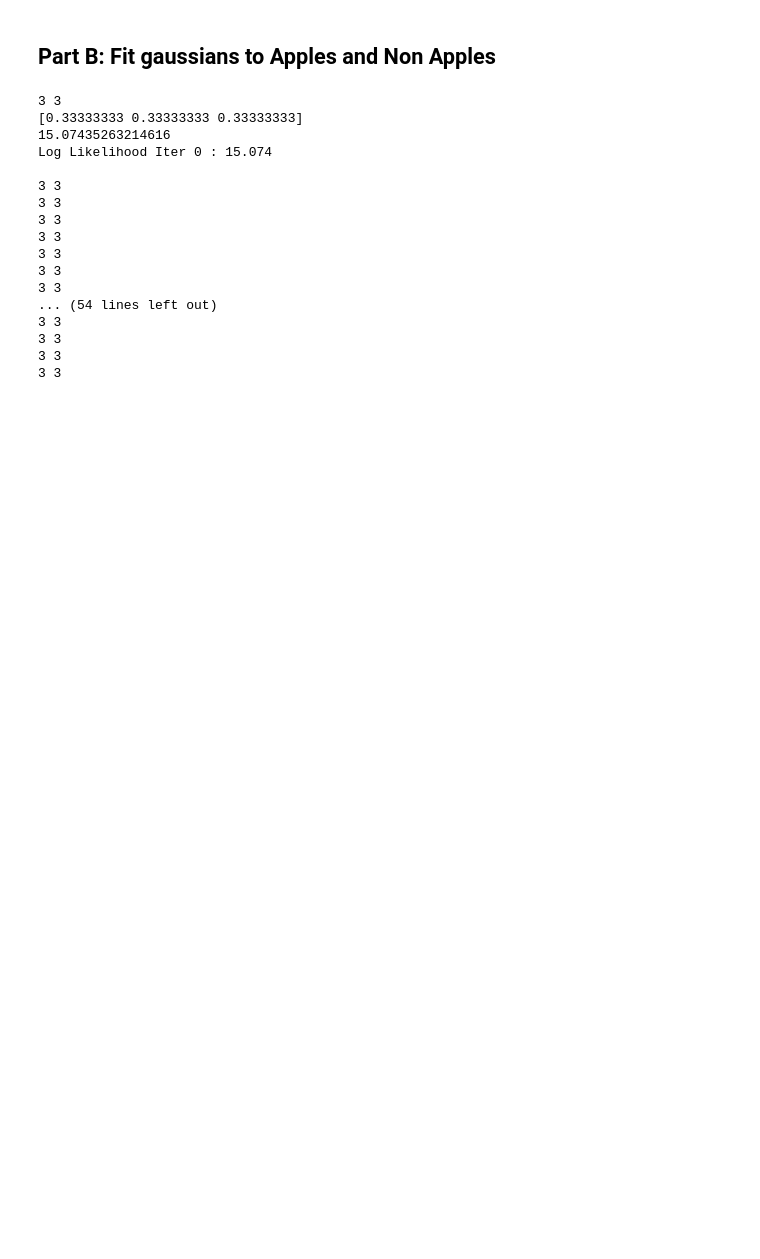
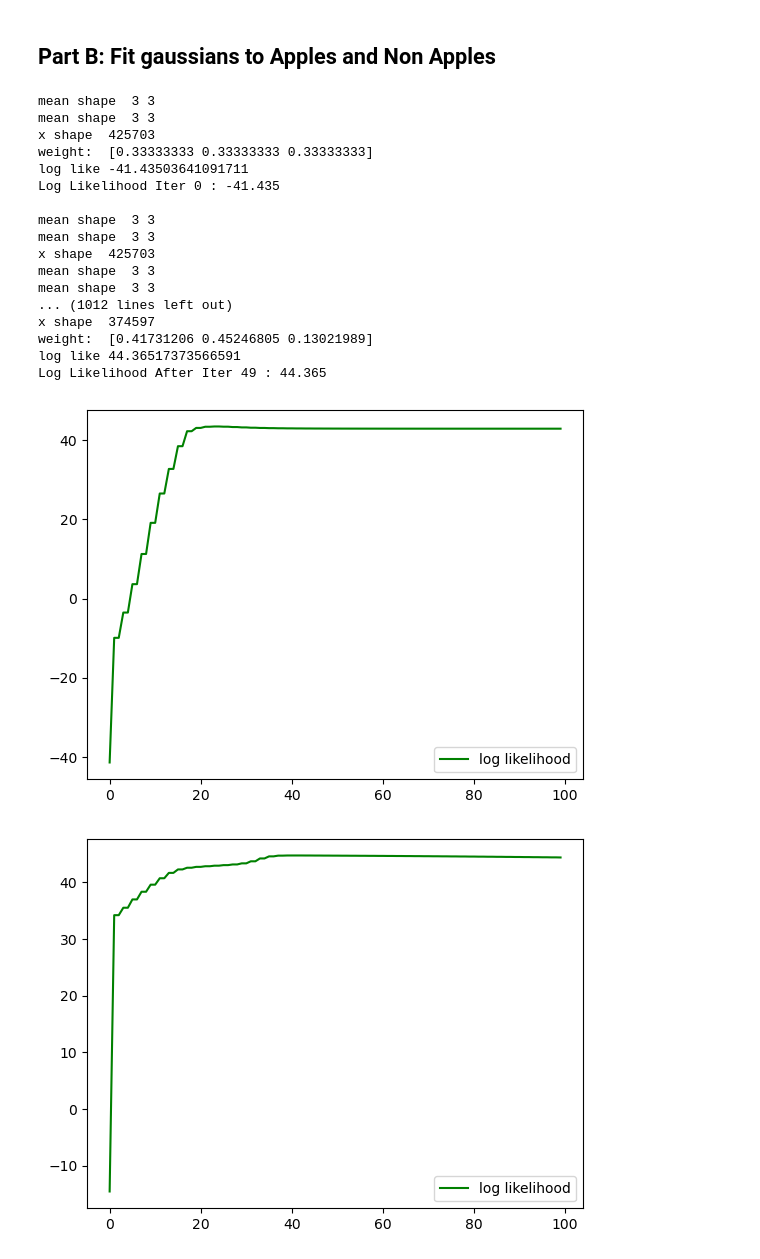
Before and after one commit to marcali/02_PracticalMixGauss, a Jupyter notebook: practicalMixGauss_Apples.ipynb, the cells around one changed output. Drawn from its saved outputs; the diff is of its cells as text; code cells hidden in the pictures; blank space fills up the shorter version.

Commit message:
addeed apples training model that works!

```diff
--- a/practicalMixGauss_Apples.ipynb
+++ b/practicalMixGauss_Apples.ipynb
@@ -38,6 +38,7 @@ for i in range(len(training_colour_images)):
 # %% [markdown]
 ## Part A: Convert images and masks to RBG
 # %%
+
 def getRBGValues(image):
     return np.array([image[:,:,0].flatten(), image[:,:,1].flatten(), image[:,:,2].flatten()])
 
@@ -48,9 +49,9 @@ def getRBGValuesApplesAndNonApples(training_colour_images, training_mask_images)
     RBGApples = []
     RBGNonApples = []
     for i in range(len(training_colour_images)):
-
+        print(training_colour_images[i].shape)
         #convert to RBG,flatten and convert to float32
-        training_colour_images_values = np.float32(np.array(getRBGValues(training_colour_images[i]).T))
+        training_colour_images_values = np.array(getRBGValues(training_colour_images[i]).T)
         assert training_colour_images_values.shape == (training_colour_images[i].shape[0]*training_colour_images[i].shape[1], 3)
         #convert to binary mask and flatten
         training_mask_binary_values = np.array(getMaskValues((training_mask_images[i] > 0.5).astype(int)).T)
@@ -60,9 +61,10 @@ def getRBGValuesApplesAndNonApples(training_colour_images, training_mask_images)
         RBGApples.extend((training_colour_images_values[training_mask_binary_values.flatten()==1] ))
         RBGNonApples.extend((training_colour_images_values[training_mask_binary_values.flatten()==0] ))
 
-    return np.array(RBGApples).T, np.array(RBGNonApples).T
+    return np.float32(np.array(RBGApples)).T, np.float32(np.array(RBGNonApples)).T
 
 
 RBGApples, RBGNonApples = getRBGValuesApplesAndNonApples(training_colour_images, training_mask_images)
+print(RBGApples.shape)
 assert np.all((RBGApples >= 0) & (RBGApples <= 1)), "Array values are not in the range [0, 1]"
 assert np.all((RBGNonApples >= 0) & (RBGNonApples <= 1)), "Array values are not in the range [0, 1]"
@@ -84,14 +91,17 @@ def getGaussProb(x,mean,cov):
     distribution defined by mean and var.
     """
     d, k = mean.shape
-    print(d, k)
-    _, n = x.shape
+    print('mean shape ',d, k)
+    print('mean shape ',d, k)
+    n = x.shape[1]
+    print('x shape ', n)
 
     probabilities = np.zeros((k, n))
     for i in range(k):
         x_mean = x - mean[:,i, np.newaxis]
-        decomposition = ((x_mean.T@ np.linalg.inv(cov[:,:,i])) * x_mean.T).sum(axis=1)
-        probabilities[i,:] = np.exp(-0.5 * decomposition)/ (((2 * np.pi)**(d/2)) * np.linalg.det(cov[:,:,i])**0.5)
+        #using pinv to avoid singular matrix error
+        decomposition_sum = ((x_mean.T@ np.linalg.pinv(cov[:,:,i])) * x_mean.T).sum(axis=1)
+        probabilities[i,:] = np.exp(-0.5 * decomposition_sum)/ (((2 * np.pi)**(d/2)) * np.linalg.det(cov[:,:,i])**0.5)
 
     return probabilities
 # %%
@@ -154,7 +164,9 @@ def fitMixGauss(data, k):
     logLike = getMixGaussLogLike(data, mixGaussEst)
     print('Log Likelihood Iter 0 : {:4.3f}\n'.format(logLike))
 
-    nIter = 30;
+
+    nIter = 50;
+    logLikeVec = np.zeros(shape=(2 * nIter))
 
     for cIter in range(nIter):
 
@@ -168,6 +180,8 @@ def fitMixGauss(data, k):
         l_ik = curWeight[:, np.newaxis]*getGaussProb(data, curMean, curCov)
         postHidden = l_ik/np.sum(l_ik, axis=0)
 
+        logLikeVec[2 * cIter] = logLike
+
         # ===================== =====================
         # Maximization Step
         # ===================== =====================
@@ -180,28 +194,40 @@ def fitMixGauss(data, k):
             x_i_mu_k = data - mixGaussEst['mean'][:,cGauss][:, np.newaxis]
             mixGaussEst['cov'][:,:,cGauss] = (postHidden[cGauss,:]*x_i_mu_k)@x_i_mu_k.T/np.sum(postHidden[cGauss,:])
 
+        # calculate the log likelihood
+        logLike = getMixGaussLogLike(data, mixGaussEst)
+        print('Log Likelihood After Iter {} : {:4.3f}\n'.format(cIter, logLike))
+        logLikeVec[2 * cIter + 1] = logLike
+    #plotting the log likelihood
+    plt.figure()
+    plt.plot(logLikeVec, 'g',label='log likelihood')
+    plt.legend()
+
     return mixGaussEst
 # %%
+
 nGaussEstApples = 3
 nGaussEstNonApples = 3
 
 mixGaussEstApples = fitMixGauss(RBGApples,nGaussEstApples);
-mixGaussEstApples = fitMixGauss(RBGNonApples,nGaussEstNonApples);
+mixGaussEstNonApples = fitMixGauss(RBGNonApples,nGaussEstNonApples);
 # %% [output]
-3 3
-[0.33333333 0.33333333 0.33333333]
-15.07435263214616
-Log Likelihood Iter 0 : 15.074
+mean shape  3 3
+mean shape  3 3
+x shape  425703
+weight:  [0.33333333 0.33333333 0.33333333]
+log like -41.43503641091711
+Log Likelihood Iter 0 : -41.435
 
-3 3
-3 3
-3 3
-3 3
-3 3
-3 3
-3 3
-... (54 lines left out)
-3 3
-3 3
-3 3
-3 3
+mean shape  3 3
+mean shape  3 3
+x shape  425703
+mean shape  3 3
+mean shape  3 3
+... (1012 lines left out)
+x shape  374597
+weight:  [0.41731206 0.45246805 0.13021989]
+log like 44.36517373566591
+Log Likelihood After Iter 49 : 44.365
+[figure, added]
+[figure, added]
```
Also changed, not shown: parts of 4 cells of this notebook, 2 other files.
